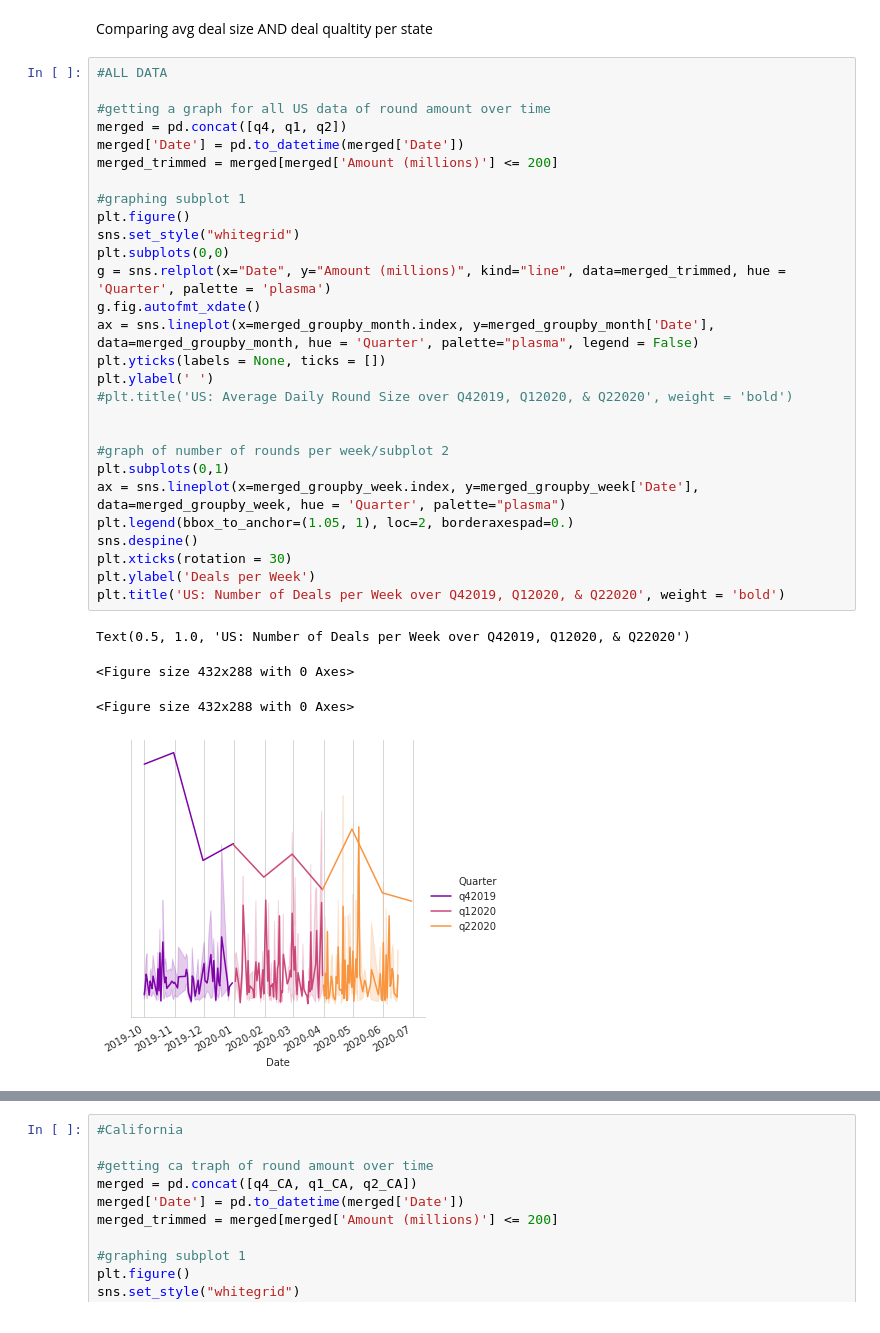
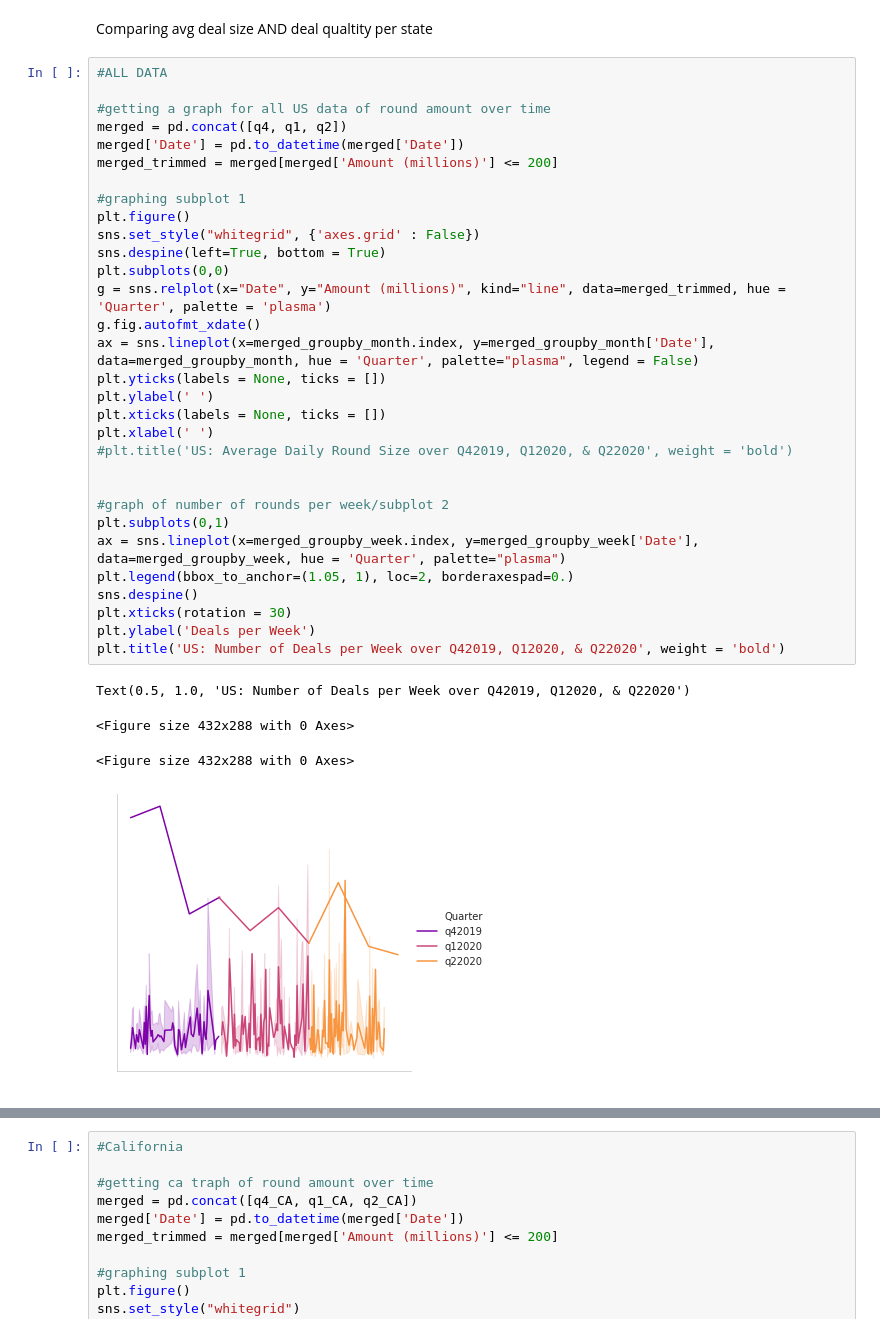
Before and after one commit to shreyasingh1/A-Level-Capital-Data-Pieces, a Jupyter notebook: Funding_Data_Exploration.ipynb, the cells around one changed output, grey strips where cells are left out. Cells and saved outputs as stored; diff of their text form.

```diff
--- a/Funding_Data_Exploration.ipynb
+++ b/Funding_Data_Exploration.ipynb
@@ -432,32 +432,35 @@ Comparing avg deal size AND deal qualtity per state
 #ALL DATA
 
 #getting a graph for all US data of round amount over time
 merged = pd.concat([q4, q1, q2])
 merged['Date'] = pd.to_datetime(merged['Date'])
 merged_trimmed = merged[merged['Amount (millions)'] <= 200]
 
 #graphing subplot 1
 plt.figure()
-sns.set_style("whitegrid")
+sns.set_style("whitegrid", {'axes.grid' : False})
+sns.despine(left=True, bottom = True)
 plt.subplots(0,0)
 g = sns.relplot(x="Date", y="Amount (millions)", kind="line", data=merged_trimmed, hue = 'Quarter', palette = 'plasma')
 g.fig.autofmt_xdate()
 ax = sns.lineplot(x=merged_groupby_month.index, y=merged_groupby_month['Date'], data=merged_groupby_month, hue = 'Quarter', palette="plasma", legend = False)
 plt.yticks(labels = None, ticks = [])
 plt.ylabel(' ')
+plt.xticks(labels = None, ticks = [])
+plt.xlabel(' ')
 #plt.title('US: Average Daily Round Size over Q42019, Q12020, & Q22020', weight = 'bold')
 
 
 #graph of number of rounds per week/subplot 2
 plt.subplots(0,1)
 ax = sns.lineplot(x=merged_groupby_week.index, y=merged_groupby_week['Date'], data=merged_groupby_week, hue = 'Quarter', palette="plasma")
 plt.legend(bbox_to_anchor=(1.05, 1), loc=2, borderaxespad=0.)
 sns.despine()
 plt.xticks(rotation = 30)
 plt.ylabel('Deals per Week')
 plt.title('US: Number of Deals per Week over Q42019, Q12020, & Q22020', weight = 'bold')
 # %% [output]
 Text(0.5, 1.0, 'US: Number of Deals per Week over Q42019, Q12020, & Q22020')
 <Figure size 432x288 with 0 Axes>
 <Figure size 432x288 with 0 Axes>
-[figure, old version]
+[figure, new version]
```
Also changed, not shown: parts of 2 cells of this notebook.
